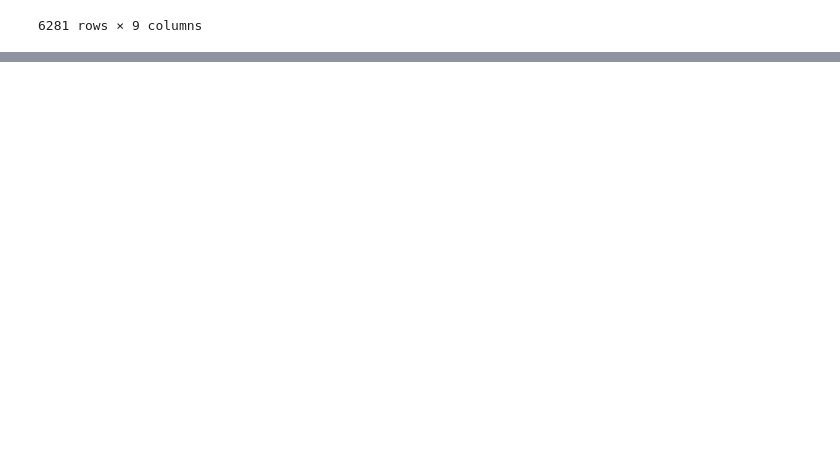
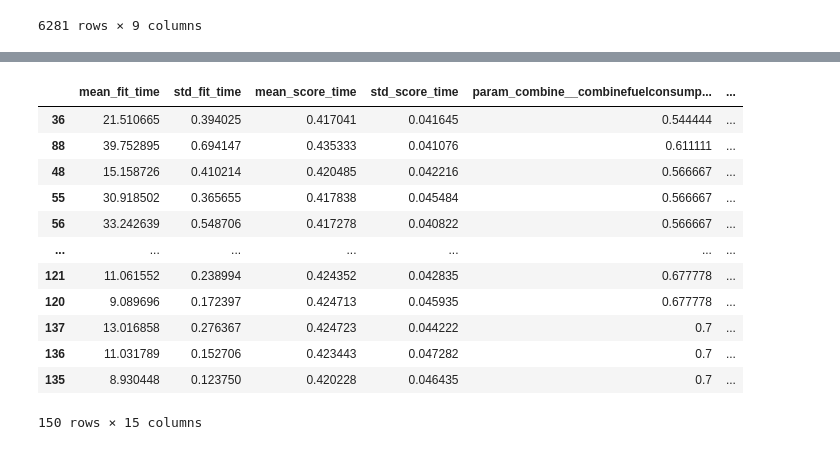
Before and after one commit to Deepak13245/fuel-co2-regression, a Jupyter notebook: train/notebook.ipynb, the cells around one changed output, grey strips where cells are left out. Cells and saved outputs as stored; diff of their text form; code cells hidden in the pictures; blank space fills up the shorter version.

```diff
--- a/train/notebook.ipynb
+++ b/train/notebook.ipynb
@@ -315,0 +722,4 @@ array([323.11089291, 291.93244299, 296.94437431, ..., 279.21216528,
+# %%
+X_train, X_test, y_train, y_test = train_test_split(*get_data_1(df_without_outliers_1), test_size=0.2, random_state=42)
+pipe5.fit(X_train, y_train)
+r2_score(y_train, pipe5.predict(X_train)), r2_score(y_test, pipe5.predict(X_test))
@@ -315,0 +734,9 @@ array([323.11089291, 291.93244299, 296.94437431, ..., 279.21216528,
+# %%
+params = {
+    'combine__combinefuelconsumption__ratio':list(np.linspace(0.5, 0.7, 10)),
+    'feature__n_features_to_select':list(range(5,20)),
+}
+grid2 = GridSearchCV(pipe5, param_grid=params, scoring='r2', cv=5, verbose=5, n_jobs=-1)
+# %%
+X_train, X_test, y_train, y_test = train_test_split(*get_data_1(df_without_outliers_1), test_size=0.2, random_state=42)
+grid2.fit(X_train, y_train)
@@ -315,0 +768,2 @@ array([323.11089291, 291.93244299, 296.94437431, ..., 279.21216528,
+# %%
+grid_result, features = create_grid_result(grid2)
@@ -315,0 +775,16 @@ array([323.11089291, 291.93244299, 296.94437431, ..., 279.21216528,
+# %%
+grid_result
+# %% [output]
+|  | mean_fit_time | std_fit_time | mean_score_time | std_score_time | param_combine__combinefuelconsump... | ... |
+| 36 | 21.510665 | 0.394025 | 0.417041 | 0.041645 | 0.544444 | ... |
+| 88 | 39.752895 | 0.694147 | 0.435333 | 0.041076 | 0.611111 | ... |
+| 48 | 15.158726 | 0.410214 | 0.420485 | 0.042216 | 0.566667 | ... |
+| 55 | 30.918502 | 0.365655 | 0.417838 | 0.045484 | 0.566667 | ... |
+| 56 | 33.242639 | 0.548706 | 0.417278 | 0.040822 | 0.566667 | ... |
+| ... | ... | ... | ... | ... | ... | ... |
+| 121 | 11.061552 | 0.238994 | 0.424352 | 0.042835 | 0.677778 | ... |
+| 120 | 9.089696 | 0.172397 | 0.424713 | 0.045935 | 0.677778 | ... |
+| 137 | 13.016858 | 0.276367 | 0.424723 | 0.044222 | 0.7 | ... |
+| 136 | 11.031789 | 0.152706 | 0.423443 | 0.047282 | 0.7 | ... |
+| 135 | 8.930448 | 0.123750 | 0.420228 | 0.046435 | 0.7 | ... |
+150 rows × 15 columns
```
Also changed, not shown: parts of 97 cells of this notebook, 3 other files.
